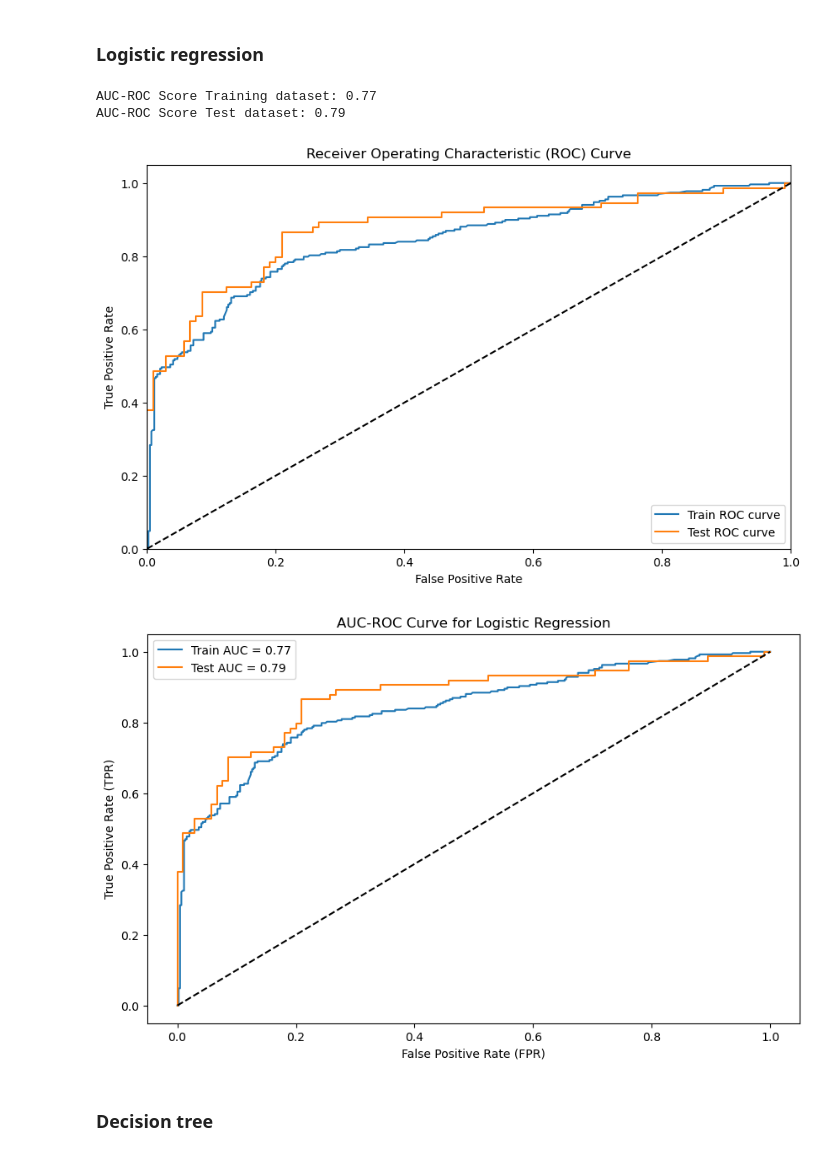
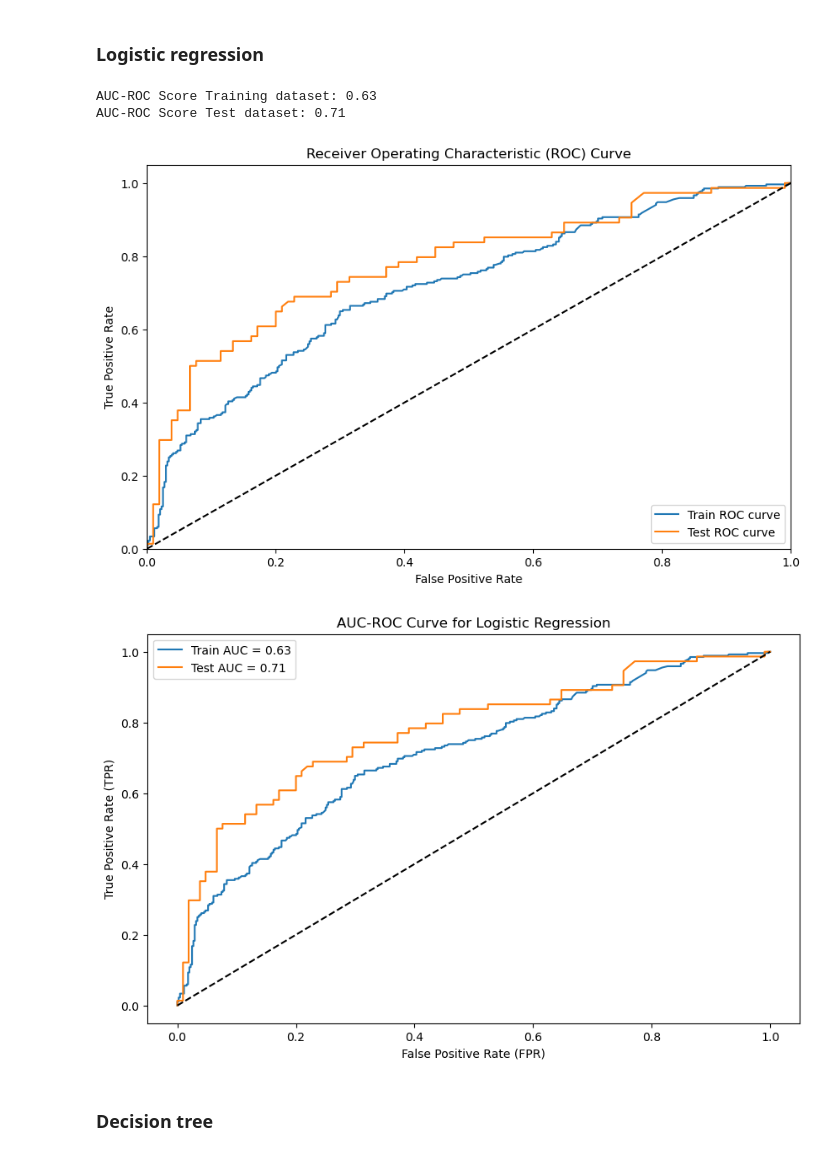
Before and after one commit to JaschavdA/ML1Challenge, a Jupyter notebook: titanic.ipynb, the cells around one changed output. Cells and saved outputs as stored; diff of their text form; code cells hidden in the pictures.

```diff
--- a/titanic.ipynb
+++ b/titanic.ipynb
@@ -153,7 +153,8 @@ def prepData(dataset) :
     model_df = dataset[features]
     model_df = pd.get_dummies(model_df, columns=['Pclass'], drop_first=False)
     model_df.loc[:, 'Age'] = model_df['Age'].fillna(model_df['Age'].mean())
-    model_df = model_df.dropna()
+    model_df.loc[:, 'Fare'] = model_df['Fare'].fillna(model_df['Fare'].mean())
+    model_df.loc[:, 'Sex'] = model_df['Sex'].map({'male': 0, 'female': 1}).fillna(0)
     X = model_df[['Sex', 'Age', 'Fare', 'Pclass_1', 'Pclass_2', 'Pclass_3']]
     y = model_df['Survived']
     return X, y
@@ -163,15 +164,12 @@ def prepDataTest(dataset) :
     model_df = dataset[features]
     model_df = pd.get_dummies(model_df, columns=['Pclass'], drop_first=False)
     model_df.loc[:, 'Age'] = model_df['Age'].fillna(model_df['Age'].mean())
-    model_df = model_df.dropna()
+    model_df.loc[:, 'Fare'] = model_df['Fare'].fillna(model_df['Fare'].mean())
+    model_df.loc[:, 'Sex'] = model_df['Sex'].map({'male': 0, 'female': 1}).fillna(0)
     X = model_df[['Sex', 'Age', 'Fare', 'Pclass_1', 'Pclass_2', 'Pclass_3']]
     return X
 
 kaggleX = prepDataTest(test_df)
-
-X, y = prepData(train_df)
-
-# kaggleX = prepDataTest(test_df)
 
 X, y = prepData(train_df)
 
@@ -179,36 +177,37 @@ X_train, X_test, y_train, y_test = train_test_split(X, y, test_size=0.2, random_
 
 # Training the model - Logistic regression
 clf = LogisticRegression(max_iter=1000).fit(X_train, y_train)
 
 # Predict the validation & test set
 y_train_pred = clf.predict(X_train)
 y_test_pred = clf.predict(X_test)
 kaggle_Y = clf.predict(kaggleX)
+
 auc_train_score = roc_auc_score(y_train, y_train_pred)
 auc_test_score = roc_auc_score(y_test, y_test_pred)
 print(f"AUC-ROC Score Training dataset: {auc_train_score:.2f}")
 print(f"AUC-ROC Score Test dataset: {auc_test_score:.2f}")
 
 # Calculate the ROC curve
 fpr_train, tpr_train, _ = roc_curve(y_train, clf.predict_proba(X_train)[:, 1])
 fpr_test, tpr_test, _ = roc_curve(y_test, clf.predict_proba(X_test)[:, 1])
 
 # Plot the ROC curve
 plt.figure(figsize=(10, 6))
 plt.plot(fpr_train, tpr_train, label='Train ROC curve')
 plt.plot(fpr_test, tpr_test, label='Test ROC curve')
 plt.plot([0, 1], [0, 1], 'k--')  # Diagonal line
 plt.xlim([0.0, 1.0])
 plt.ylim([0.0, 1.05])
 plt.xlabel('False Positive Rate')
 plt.ylabel('True Positive Rate')
 plt.title('Receiver Operating Characteristic (ROC) Curve')
 plt.legend(loc="lower right")
 plt.show()
 # %% [output]
-AUC-ROC Score Training dataset: 0.77
-AUC-ROC Score Test dataset: 0.79
+AUC-ROC Score Training dataset: 0.63
+AUC-ROC Score Test dataset: 0.71
-[figure, old version]
+[figure, new version]
 # %%
 plt.figure(figsize=(10, 6))
 plt.plot(fpr_train, tpr_train, label=f'Train AUC = {auc_train_score:.2f}')
@@ -220,7 +219,7 @@ plt.ylabel('True Positive Rate (TPR)')
 plt.title('AUC-ROC Curve for Logistic Regression')
 plt.show()
 # %% [output]
-[figure, old version]
+[figure, new version]
 # %% [markdown]
 ### Decision tree
 # %%
```
Also changed, not shown: parts of 4 cells of this notebook, 1 other file.
